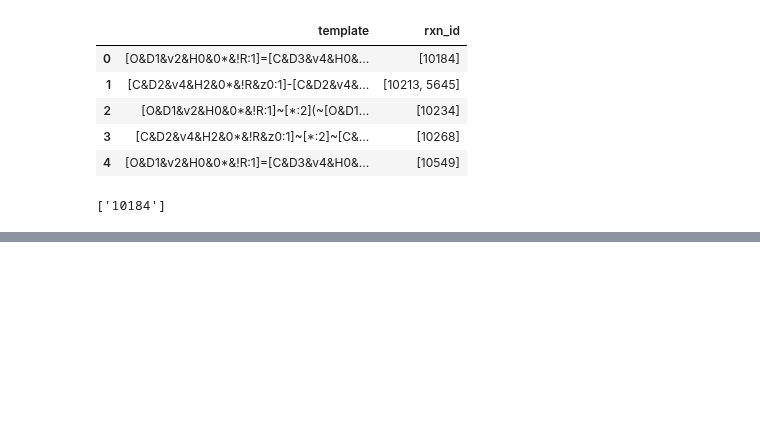
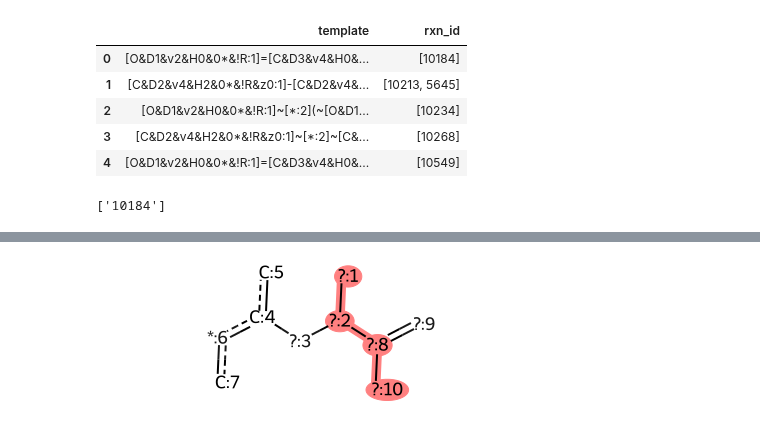
Before and after one commit to stefanpate/coarse-grain-rxns, a Jupyter notebook: notebooks/examine_templates.ipynb, the cells around one changed output, grey strips where cells are left out. Saved outputs shown, nothing was run; the diff lists cells and outputs as text; code cells hidden in the pictures; blank space fills up the shorter version.

```diff
--- a/notebooks/examine_templates.ipynb
+++ b/notebooks/examine_templates.ipynb
@@ -130,0 +91,4 @@ for neighbor in real_mols[0].GetAtomWithIdx(3).GetNeighbors():
+# %%
+mol2
+# %% [output]
+[figure, added]
```
Also changed, not shown: parts of 16 cells of this notebook, 2 other files.
